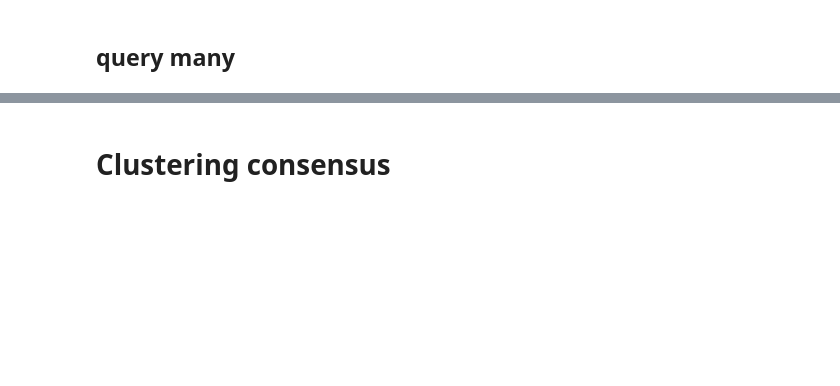
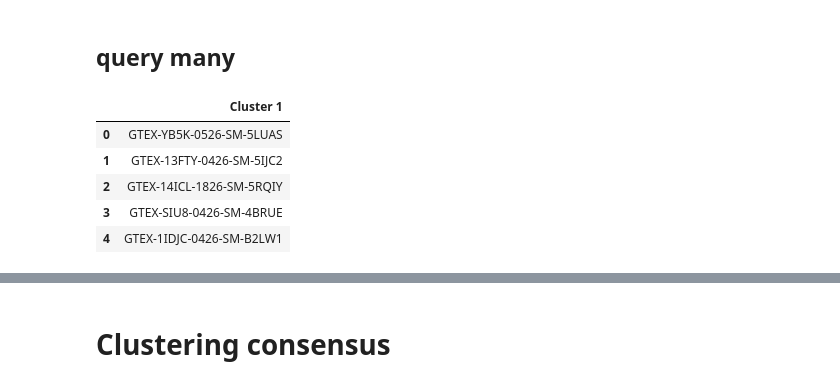
Before and after one commit to fvalle1/topics, a Jupyter notebook: hSBM_clusters.ipynb, the cells around one changed output, grey strips where cells are left out. Cells and saved outputs as stored; diff of their text form; code cells hidden in the pictures; blank space fills up the shorter version.

```diff
--- a/hSBM_clusters.ipynb
+++ b/hSBM_clusters.ipynb
@@ -36,10 +36,17 @@ import os
 # %%
 level = 1
 algorithm = 'topsbm'
-directory = "/home/jovyan/work/phd/datasets/paper/gtex10seed"
+directory = f"{os.getcwd()}/datasets/gtex10"
 L=get_max_available_L(directory, algorithm)
 df_clusters = pd.read_csv("%s/%s/%s_level_%d_clusters.csv"%(directory,algorithm,algorithm,L), header=[0])
 df_clusters.head()
+# %% [output]
+|  | Cluster 1 |
+| 0 | GTEX-YB5K-0526-SM-5LUAS |
+| 1 | GTEX-13FTY-0426-SM-5IJC2 |
+| 2 | GTEX-14ICL-1826-SM-5RQIY |
+| 3 | GTEX-SIU8-0426-SM-4BRUE |
+| 4 | GTEX-1IDJC-0426-SM-B2LW1 |
 # %%
 #df_files = pd.read_csv("https://storage.googleapis.com/gtex_analysis_v8/annotations/GTEx_Analysis_v8_Annotations_SampleAttributesDS.txt", sep='\t')
 #df_files.set_index('SAMPID', inplace=True)
```
Also changed, not shown: parts of 17 cells of this notebook.
